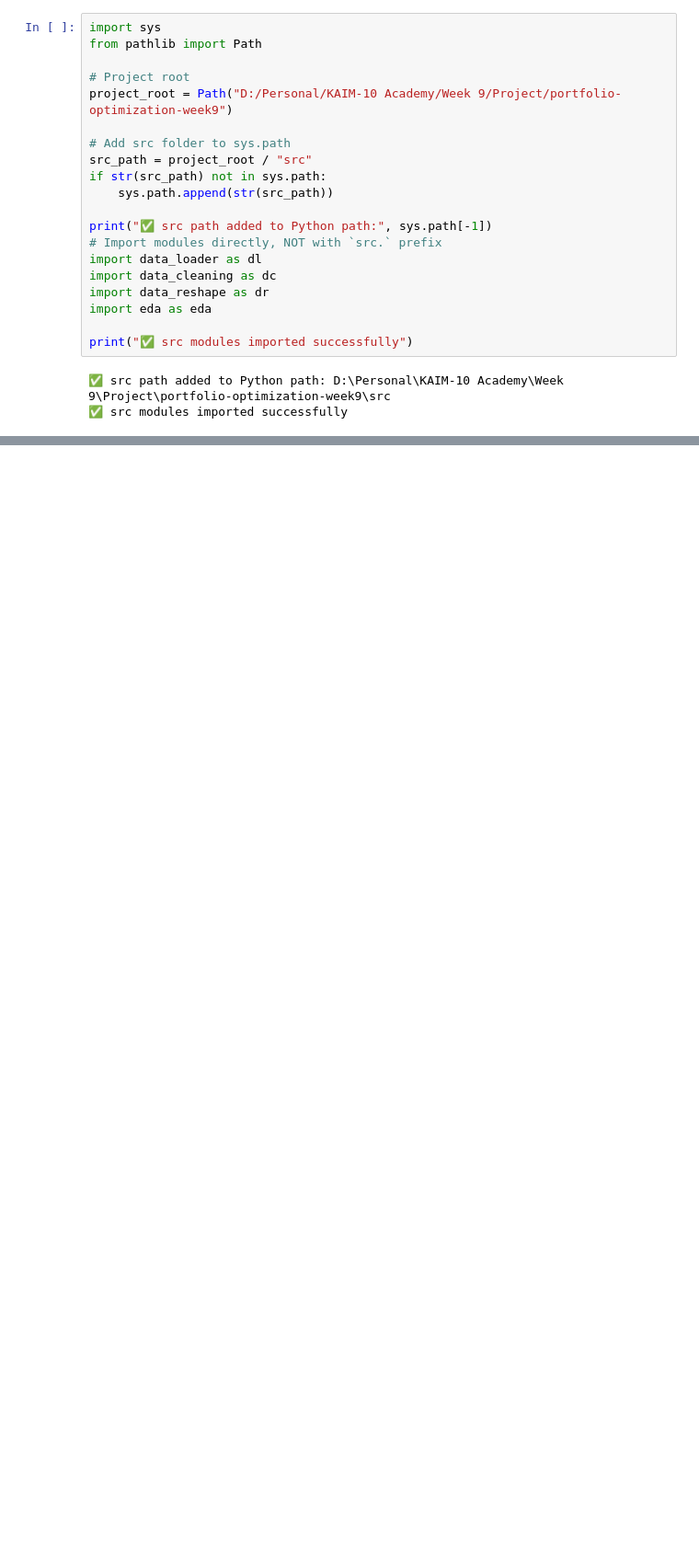
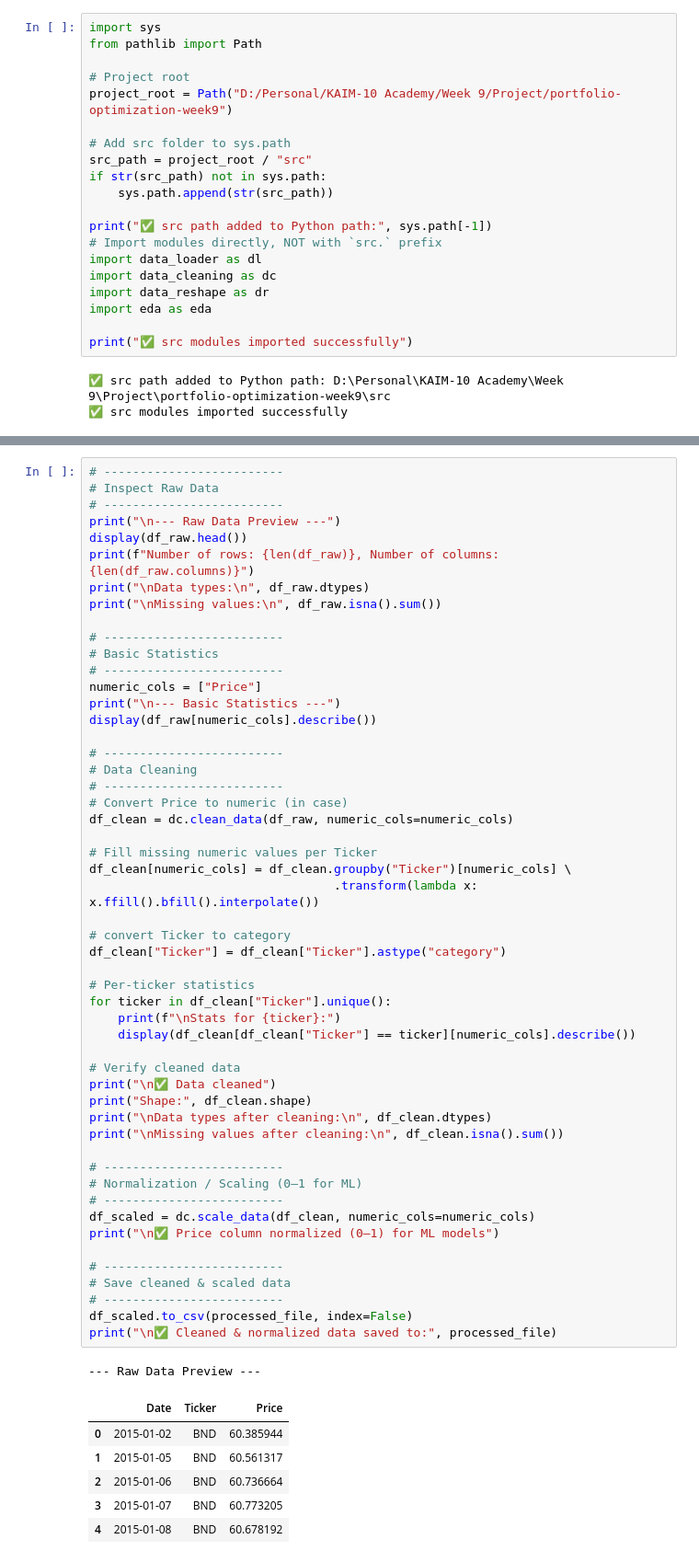
Before and after one commit to rachel93augesty-del/portfolio-optimization-week9, a Jupyter notebook: notebooks/eda.ipynb, the cells around one changed output, grey strips where cells are left out. Shown at 92% size. Drawn from its saved outputs; the diff is of its cells as text; blank space fills up the shorter version.

```diff
--- a/notebooks/eda.ipynb
+++ b/notebooks/eda.ipynb
@@ -207,0 +55,60 @@ Number of outlier days detected: 344
+# %%
+# -------------------------
+# Inspect Raw Data
+# -------------------------
+print("\n--- Raw Data Preview ---")
+display(df_raw.head())
+print(f"Number of rows: {len(df_raw)}, Number of columns: {len(df_raw.columns)}")
+print("\nData types:\n", df_raw.dtypes)
+print("\nMissing values:\n", df_raw.isna().sum())
+
+# -------------------------
+# Basic Statistics
+# -------------------------
+numeric_cols = ["Price"]
+print("\n--- Basic Statistics ---")
+display(df_raw[numeric_cols].describe())
+
+# -------------------------
+# Data Cleaning
+# -------------------------
+# Convert Price to numeric (in case)
+df_clean = dc.clean_data(df_raw, numeric_cols=numeric_cols)
+
+# Fill missing numeric values per Ticker
+df_clean[numeric_cols] = df_clean.groupby("Ticker")[numeric_cols] \
+                                  .transform(lambda x: x.ffill().bfill().interpolate())
+
+# convert Ticker to category
+df_clean["Ticker"] = df_clean["Ticker"].astype("category")
+
+# Per-ticker statistics
+for ticker in df_clean["Ticker"].unique():
+    print(f"\nStats for {ticker}:")
+    display(df_clean[df_clean["Ticker"] == ticker][numeric_cols].describe())
+
+# Verify cleaned data
+print("\n✅ Data cleaned")
+print("Shape:", df_clean.shape)
+print("\nData types after cleaning:\n", df_clean.dtypes)
+print("\nMissing values after cleaning:\n", df_clean.isna().sum())
+
+# -------------------------
+# Normalization / Scaling (0–1 for ML)
+# -------------------------
+df_scaled = dc.scale_data(df_clean, numeric_cols=numeric_cols)
+print("\n✅ Price column normalized (0–1) for ML models")
+
+# -------------------------
+# Save cleaned & scaled data
+# -------------------------
+df_scaled.to_csv(processed_file, index=False)
+print("\n✅ Cleaned & normalized data saved to:", processed_file)
+# %% [output]
+--- Raw Data Preview ---
+|  | Date | Ticker | Price |
+| 0 | 2015-01-02 | BND | 60.385944 |
+| 1 | 2015-01-05 | BND | 60.561317 |
+| 2 | 2015-01-06 | BND | 60.736664 |
+| 3 | 2015-01-07 | BND | 60.773205 |
+| 4 | 2015-01-08 | BND | 60.678192 |
```
Also changed, not shown: parts of 16 cells of this notebook, 1 other file.
